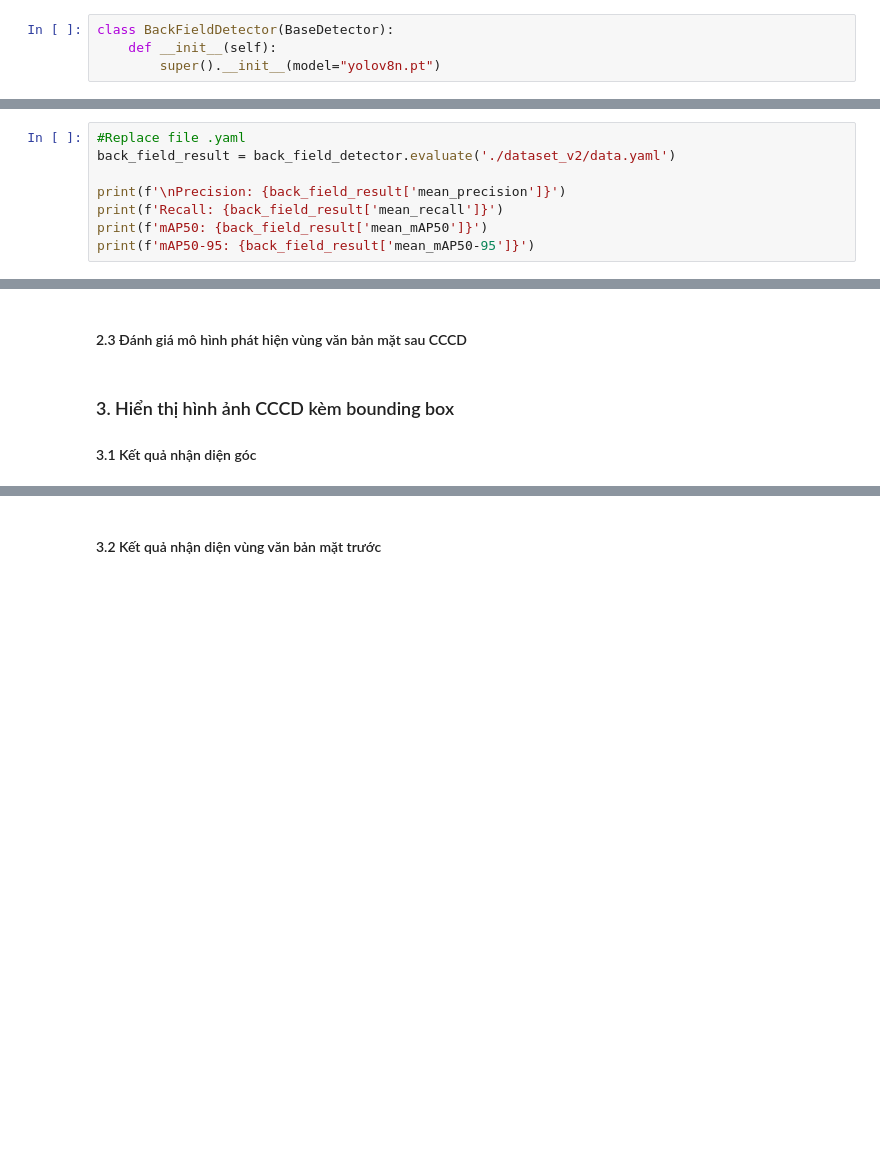
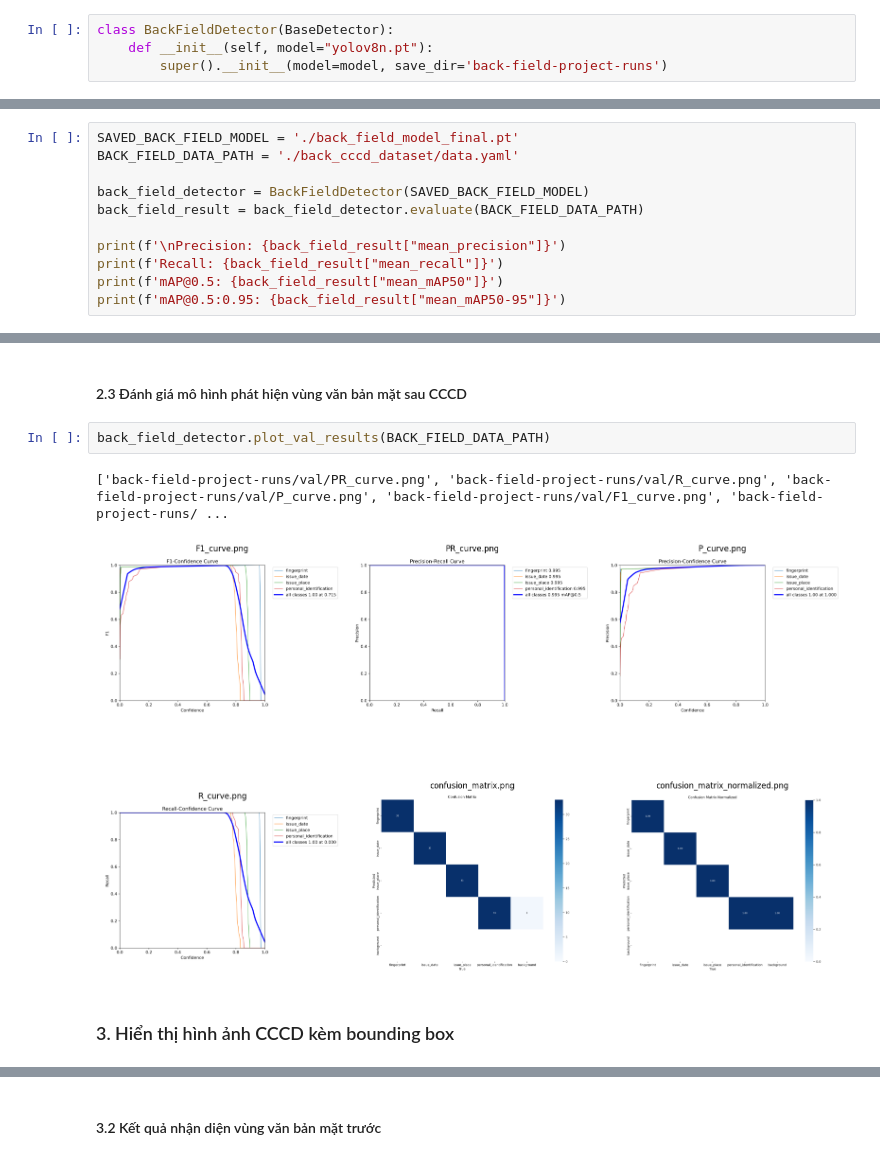
Before and after one commit to ngquochuydl23/VietnameseIDCard, a Jupyter notebook: notebook.ipynb, the cells around one changed output, grey strips where cells are left out. Drawn from its saved outputs; the diff is of its cells as text; blank space fills up the shorter version.

```diff
--- a/notebook.ipynb
+++ b/notebook.ipynb
@@ -256,8 +340,8 @@ YOLOv8l summary: 209 layers, 43,691,520 parameters, 0 gradients, 165.7 GFLOPs
 #### 4.1 BackFieldDetector (sử dụng yolov8n.pt)
 # %%
 class BackFieldDetector(BaseDetector):
-    def __init__(self):
-        super().__init__(model="yolov8n.pt")
+    def __init__(self, model="yolov8n.pt"):
+        super().__init__(model=model, save_dir='back-field-project-runs')
 # %%
 back_field_detector = BackFieldDetector()
 # %% [markdown]
@@ -397,10 +632,13 @@ SyntaxError: f-string: unmatched '[' (277033605.py, line 5)
 # %% [markdown]
 #### 1.3 Đánh giá mô hình phát hiện vùng văn bản mặt sau CCCD
 # %%
-#Replace file .yaml
-back_field_result = back_field_detector.evaluate('./dataset_v2/data.yaml')
+SAVED_BACK_FIELD_MODEL = './back_field_model_final.pt'
+BACK_FIELD_DATA_PATH = './back_cccd_dataset/data.yaml'
 
-print(f'\nPrecision: {back_field_result['mean_precision']}')
-print(f'Recall: {back_field_result['mean_recall']}')
-print(f'mAP50: {back_field_result['mean_mAP50']}')
-print(f'mAP50-95: {back_field_result['mean_mAP50-95']}')
+back_field_detector = BackFieldDetector(SAVED_BACK_FIELD_MODEL)
+back_field_result = back_field_detector.evaluate(BACK_FIELD_DATA_PATH)
+
+print(f'\nPrecision: {back_field_result["mean_precision"]}')
+print(f'Recall: {back_field_result["mean_recall"]}')
+print(f'mAP@0.5: {back_field_result["mean_mAP50"]}')
+print(f'mAP@0.5:0.95: {back_field_result["mean_mAP50-95"]}')
@@ -424,5 +687,9 @@ print(f'mAP50-95: {back_field_result['mean_mAP50-95']}')
 # %% [markdown]
 #### 2.3 Đánh giá mô hình phát hiện vùng văn bản mặt sau CCCD
+# %%
+back_field_detector.plot_val_results(BACK_FIELD_DATA_PATH)
+# %% [output]
+['back-field-project-runs/val/PR_curve.png', 'back-field-project-runs/val/R_curve.png', 'back-field-project-runs/val/P_curve.png', 'back-field-project-runs/val/F1_curve.png', 'back-field-project-runs/ ...
+[figure, added]
 # %% [markdown]
 ### 3. Hiển thị hình ảnh CCCD kèm bounding box
-#### 3.1 Kết quả nhận diện góc
```
Also changed, not shown: parts of 20 cells of this notebook.
